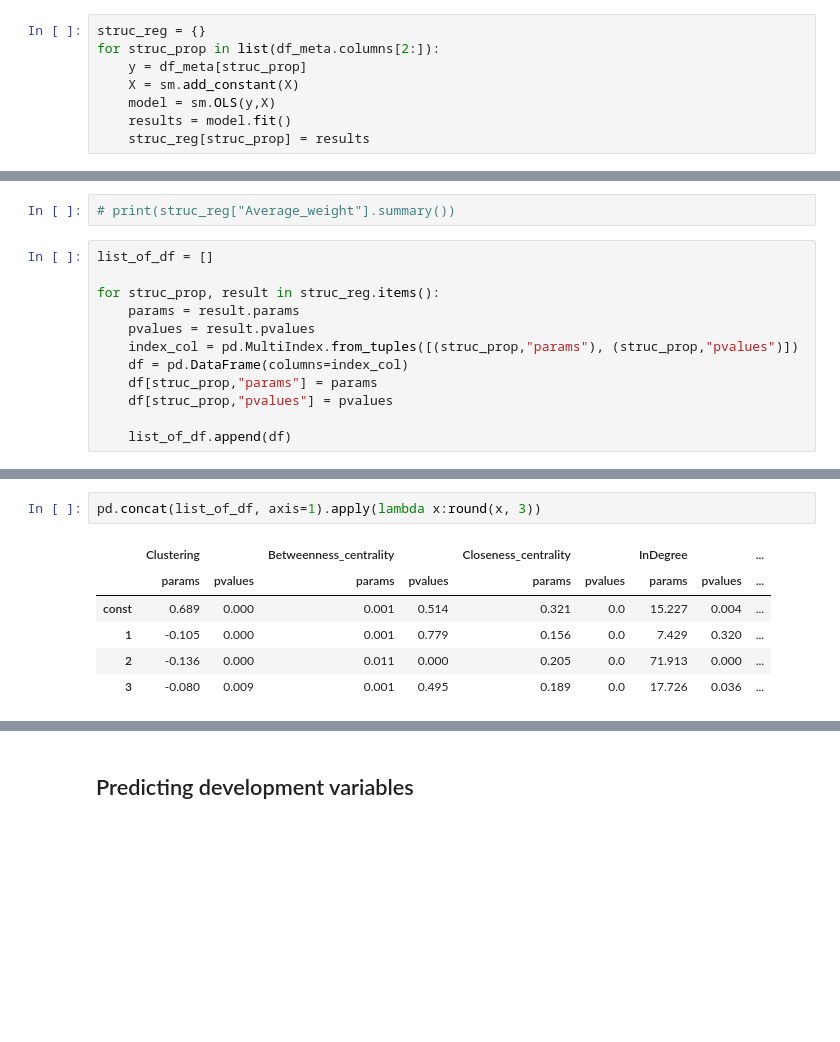
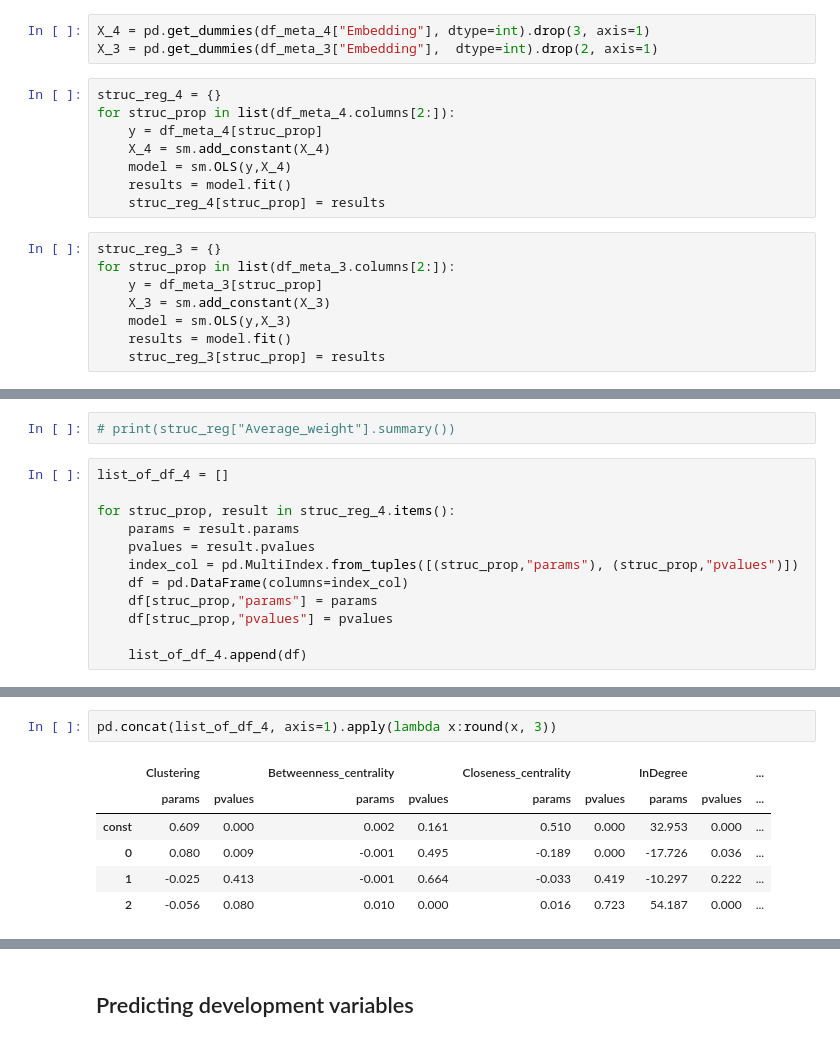
Before and after one commit to Nikolaj90/ImaginoTransference, a Jupyter notebook: struc2vec/testing/quality_design.ipynb, the cells around one changed output, grey strips where cells are left out. Cells and saved outputs as stored; diff of their text form; blank space fills up the shorter version.

```diff
--- a/struc2vec/testing/quality_design.ipynb
+++ b/struc2vec/testing/quality_design.ipynb
@@ -29,11 +31,22 @@ X = pd.get_dummies(df_meta["Embedding"], drop_first=True, dtype=int)
+# %%
+X_4 = pd.get_dummies(df_meta_4["Embedding"], dtype=int).drop(3, axis=1)
+X_3 = pd.get_dummies(df_meta_3["Embedding"],  dtype=int).drop(2, axis=1)
 # %%
-struc_reg = {}
-for struc_prop in list(df_meta.columns[2:]):
-    y = df_meta[struc_prop]
-    X = sm.add_constant(X)
-    model = sm.OLS(y,X)
+struc_reg_4 = {}
+for struc_prop in list(df_meta_4.columns[2:]):
+    y = df_meta_4[struc_prop]
+    X_4 = sm.add_constant(X_4)
+    model = sm.OLS(y,X_4)
     results = model.fit()
-    struc_reg[struc_prop] = results
+    struc_reg_4[struc_prop] = results
+# %%
+struc_reg_3 = {}
+for struc_prop in list(df_meta_3.columns[2:]):
+    y = df_meta_3[struc_prop]
+    X_3 = sm.add_constant(X_3)
+    model = sm.OLS(y,X_3)
+    results = model.fit()
+    struc_reg_3[struc_prop] = results
 # %%
 # print(struc_reg["Clustering"].summary())
 # %%
@@ -47,9 +60,9 @@ for struc_prop in list(df_meta.columns[2:]):
 # %%
 # print(struc_reg["Average_weight"].summary())
 # %%
-list_of_df = []
+list_of_df_4 = []
 
-for struc_prop, result in struc_reg.items():
+for struc_prop, result in struc_reg_4.items():
     params = result.params
     pvalues = result.pvalues
     index_col = pd.MultiIndex.from_tuples([(struc_prop,"params"), (struc_prop,"pvalues")])
@@ -57,4 +70,4 @@ for struc_prop, result in struc_reg.items():
     df[struc_prop,"params"] = params
     df[struc_prop,"pvalues"] = pvalues
 
-    list_of_df.append(df)
+    list_of_df_4.append(df)
@@ -61,9 +86,9 @@ for struc_prop, result in struc_reg.items():
 # %%
-pd.concat(list_of_df, axis=1).apply(lambda x:round(x, 3))
+pd.concat(list_of_df_4, axis=1).apply(lambda x:round(x, 3))
 # %% [output]
 |  | Clustering |  | Betweenness_centrality |  | Closeness_centrality |  | InDegree |  | ... |
 |  | params | pvalues | params | pvalues | params | pvalues | params | pvalues | ... |
-| const | 0.689 | 0.000 | 0.001 | 0.514 | 0.321 | 0.0 | 15.227 | 0.004 | ... |
-| 1 | -0.105 | 0.000 | 0.001 | 0.779 | 0.156 | 0.0 | 7.429 | 0.320 | ... |
-| 2 | -0.136 | 0.000 | 0.011 | 0.000 | 0.205 | 0.0 | 71.913 | 0.000 | ... |
-| 3 | -0.080 | 0.009 | 0.001 | 0.495 | 0.189 | 0.0 | 17.726 | 0.036 | ... |
+| const | 0.609 | 0.000 | 0.002 | 0.161 | 0.510 | 0.000 | 32.953 | 0.000 | ... |
+| 0 | 0.080 | 0.009 | -0.001 | 0.495 | -0.189 | 0.000 | -17.726 | 0.036 | ... |
+| 1 | -0.025 | 0.413 | -0.001 | 0.664 | -0.033 | 0.419 | -10.297 | 0.222 | ... |
+| 2 | -0.056 | 0.080 | 0.010 | 0.000 | 0.016 | 0.723 | 54.187 | 0.000 | ... |
```
Also changed, not shown: parts of 23 cells of this notebook, 5 other files.
